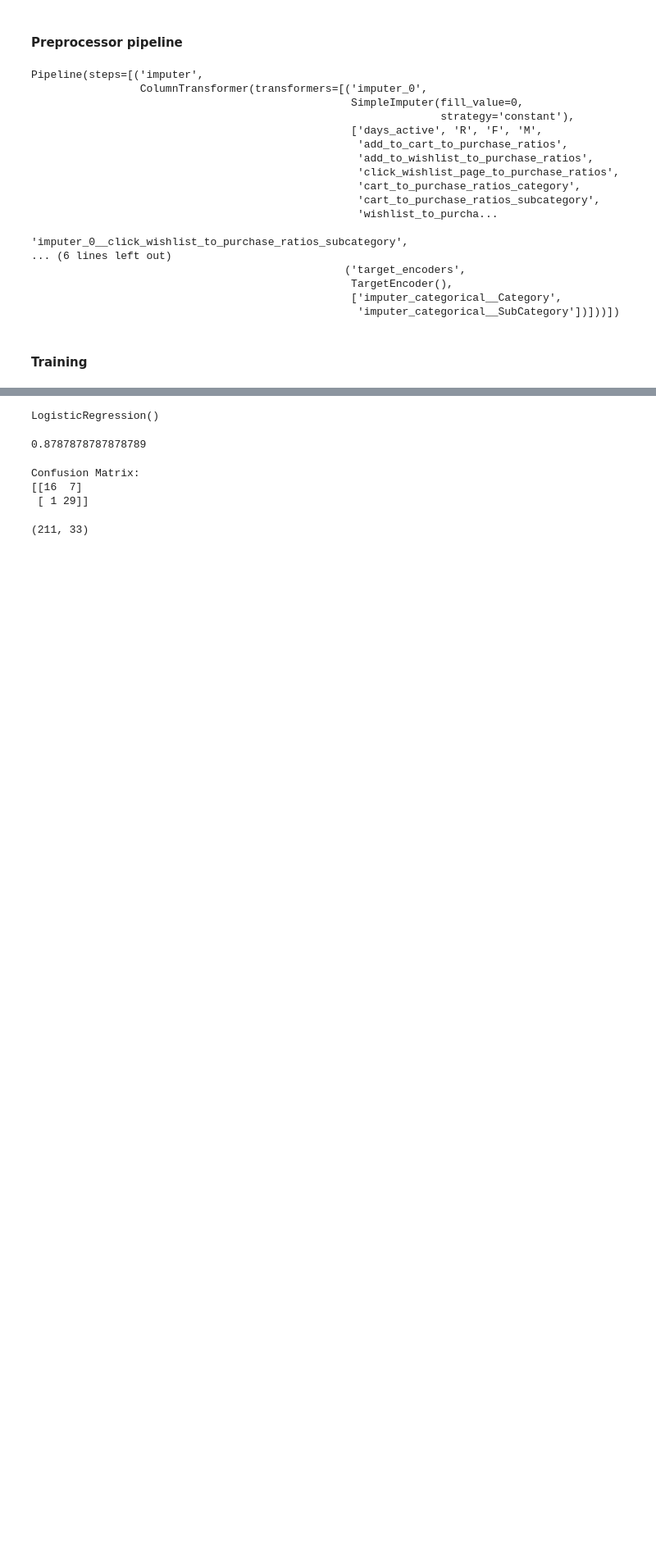
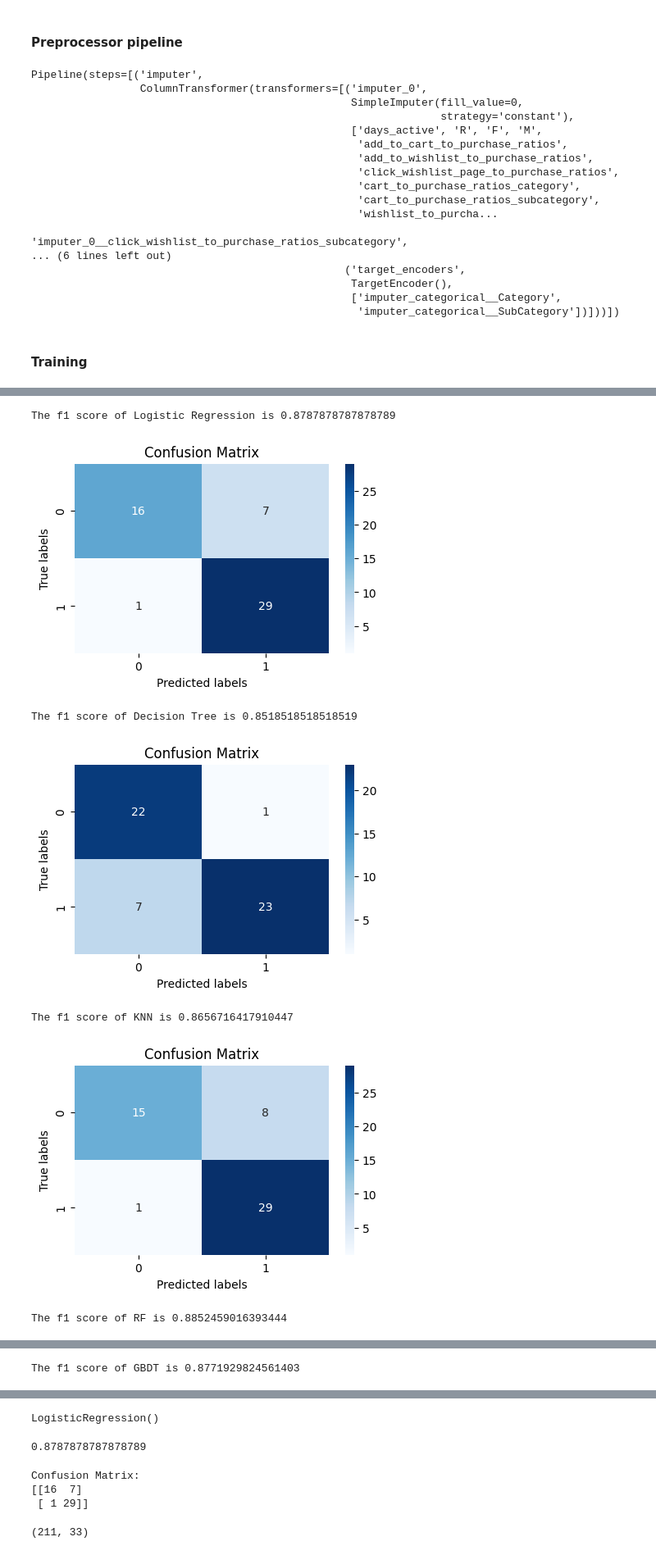
Before and after one commit to prxdyu/customer_propensity_modelling, a Jupyter notebook: notebooks/Model building.ipynb, the cells around one changed output, grey strips where cells are left out. Shown: that part at 82% size. Cells and saved outputs as stored; diff of their text form; code cells hidden in the pictures; blank space fills up the shorter version.

```diff
--- a/notebooks/Model building.ipynb
+++ b/notebooks/Model building.ipynb
@@ -233,0 +251,33 @@ x_test  = preprocessor.transform(x_test)
+# %%
+models={ 'Logistic Regression': LogisticRegression(),
+                     'Decision Tree': DecisionTreeClassifier(),
+                     'KNN': KNeighborsClassifier(),
+                     'RF':RandomForestClassifier(),
+                     'GBDT':GradientBoostingClassifier(),
+                     'XGBoost': XGBClassifier()
+                     }
+# %%
+for i,model in models.items():
+    # fitting the model
+    model.fit(x_train,y_train)
+    #Predict on test data
+    y_test_pred = model.predict(x_test)
+    # printing the f1_score
+    print(f"The f1 score of {i} is {f1_score(y_test,y_test_pred)}\n")
+    # compting the conf matrix
+    conf_matrix = confusion_matrix(y_test, y_test_pred)
+    # Plotting the confusion matrix as a heatmap
+    plt.figure(figsize=(5, 3))
+    sns.heatmap(conf_matrix, annot=True, cmap='Blues', fmt='g')
+    plt.xlabel('Predicted labels')
+    plt.ylabel('True labels')
+    plt.title('Confusion Matrix')
+    plt.show()
+# %% [output]
+The f1 score of Logistic Regression is 0.8787878787878789
+[figure, added]
+The f1 score of Decision Tree is 0.8518518518518519
+[figure, added]
+The f1 score of KNN is 0.8656716417910447
+[figure, added]
+The f1 score of RF is 0.8852459016393444
@@ -233,0 +285 @@ x_test  = preprocessor.transform(x_test)
+The f1 score of GBDT is 0.8771929824561403
```
Also changed, not shown: parts of 6 cells of this notebook, 37 other files.
